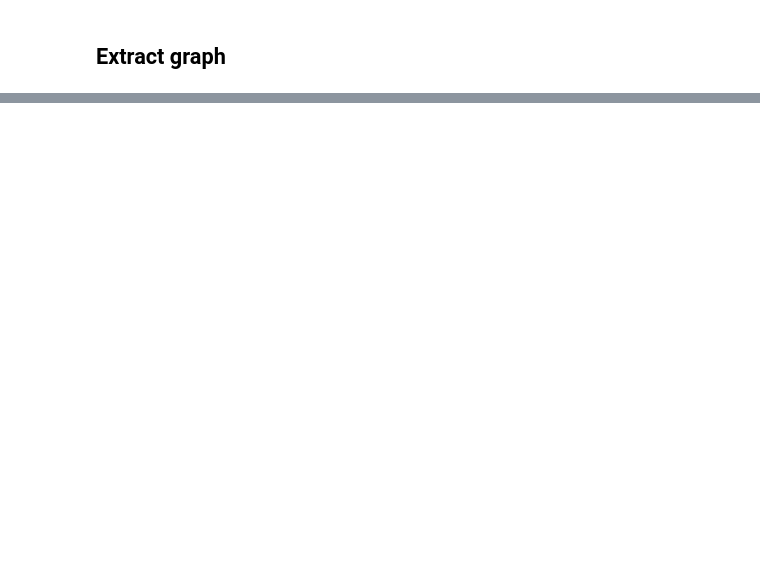
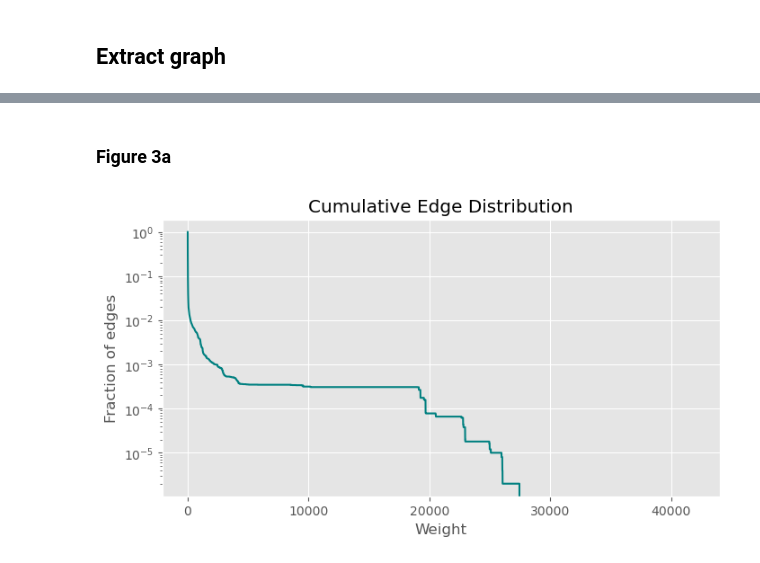
Before and after one commit to Armagaan/irn-data-analysis, a Jupyter notebook: src/explore.ipynb, the cells around one changed output, grey strips where cells are left out. Saved outputs shown, nothing was run; the diff lists cells and outputs as text; code cells hidden in the pictures; blank space fills up the shorter version.

```diff
--- a/src/explore.ipynb
+++ b/src/explore.ipynb
@@ -87,0 +319,30 @@ DiGraph with 8147 nodes and 28189 edges
+# %% [markdown]
+### Figure 3a
+# %%
+edge_sequence = sorted((irn.edges[edge]["weight"] for edge in irn.edges()))
+unique, count = np.unique(edge_sequence, return_counts=True)
+count_dict = {k: v for k, v in zip(unique, count)}
+
+wmax = max(edge_sequence)
+weights = list(range(1, wmax))
+weight_dist = []
+# skip 0.
+for i in range(1, wmax):
+    if i in unique:
+        weight_dist.append(count_dict[i])
+    else:
+        weight_dist.append(0)
+
+# Compute cumulative sum on the reverse order. Reverse the list again for plots.
+cumulative_weight_dist = np.cumsum(weight_dist[::-1])[::-1] / irn.number_of_edges()
+
+plt.figure(figsize=(8, 4))
+plt.semilogy(weights, cumulative_weight_dist, color=COLOR)
+# plt.plot(weights, cumulative_weight_dist, color=COLOR)
+
+plt.title("Cumulative Edge Distribution")
+plt.xlabel("Weight")
+plt.ylabel("Fraction of edges")
+plt.show()
+# %% [output]
+[figure, added]
```
Also changed, not shown: parts of 22 cells of this notebook.
